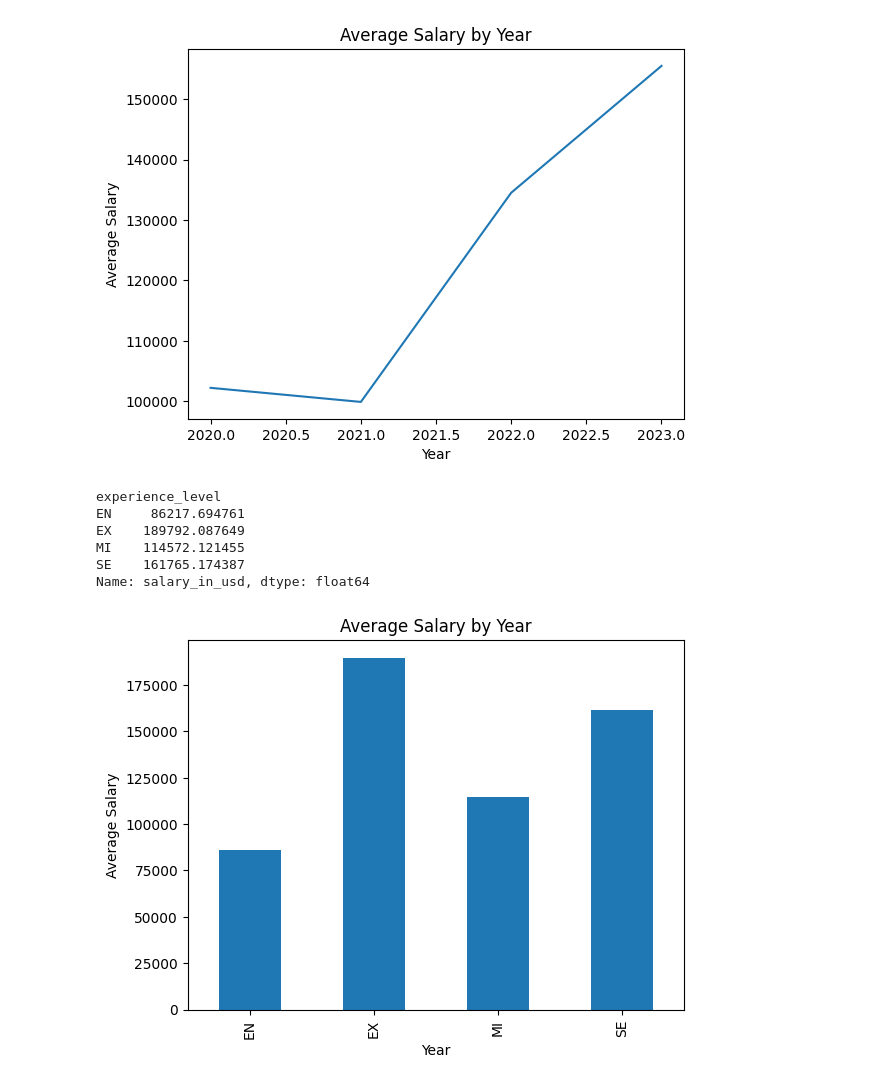
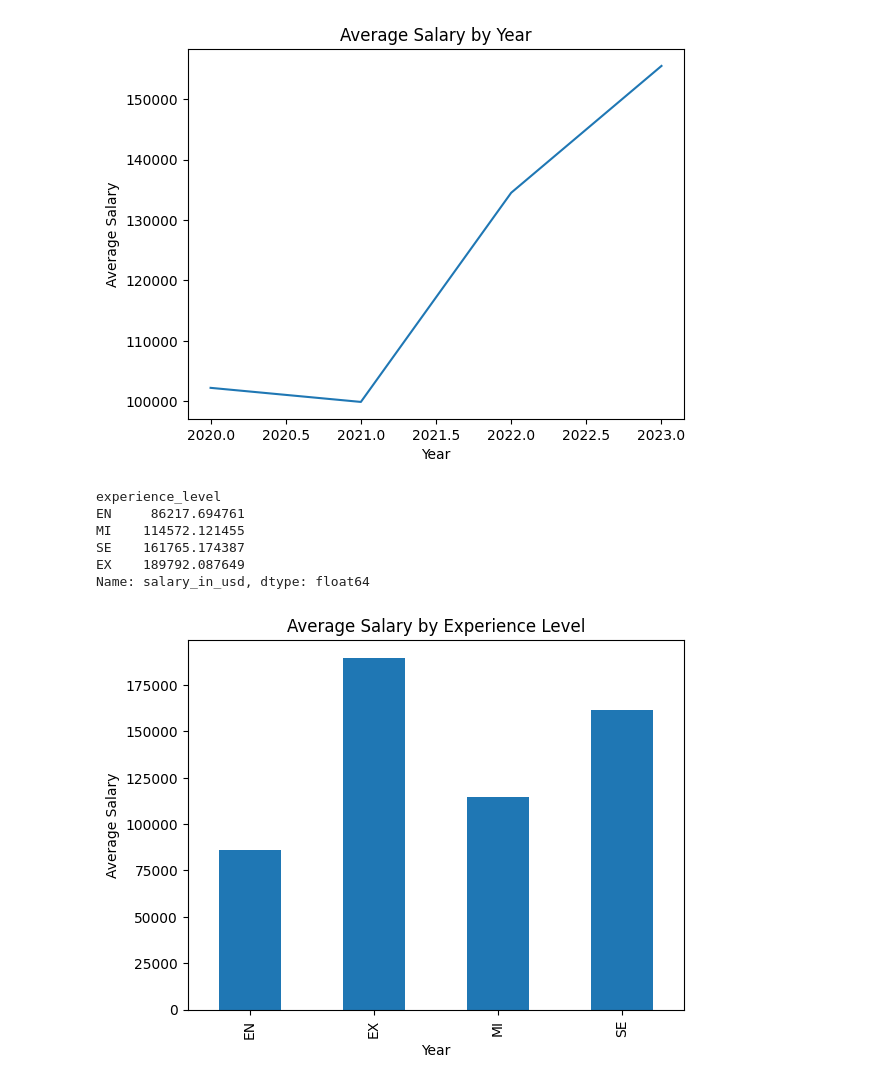
Before and after one commit to thundich/Project-1, a Jupyter notebook: Salaryexperiencefile.ipynb, the cells around one changed output. Saved outputs shown, nothing was run; the diff lists cells and outputs as text; code cells hidden in the pictures.

Commit message:
Plots Saved

```diff
--- a/Salaryexperiencefile.ipynb
+++ b/Salaryexperiencefile.ipynb
@@ -61,16 +59,16 @@ plt.show()
 [figure]
 # %%
 Salary_by_level_average = Salary_Data_df.groupby(["experience_level"])["salary_in_usd"].mean()
-Salary_by_level_average
+Salary_by_level_average.sort_values()
 # %% [output]
 experience_level
 EN     86217.694761
-EX    189792.087649
 MI    114572.121455
 SE    161765.174387
+EX    189792.087649
 Name: salary_in_usd, dtype: float64
 # %%
-Salary_by_level_average.plot.bar(title="Average Salary by Year", xlabel="Year", ylabel="Average Salary")
+Salary_by_level_average.plot.bar(title="Average Salary by Experience Level", xlabel="Year", ylabel="Average Salary")
 plt.show()
 # %% [output]
-[figure, old version]
+[figure, new version]
```
Also changed, not shown: parts of 2 cells of this notebook.
